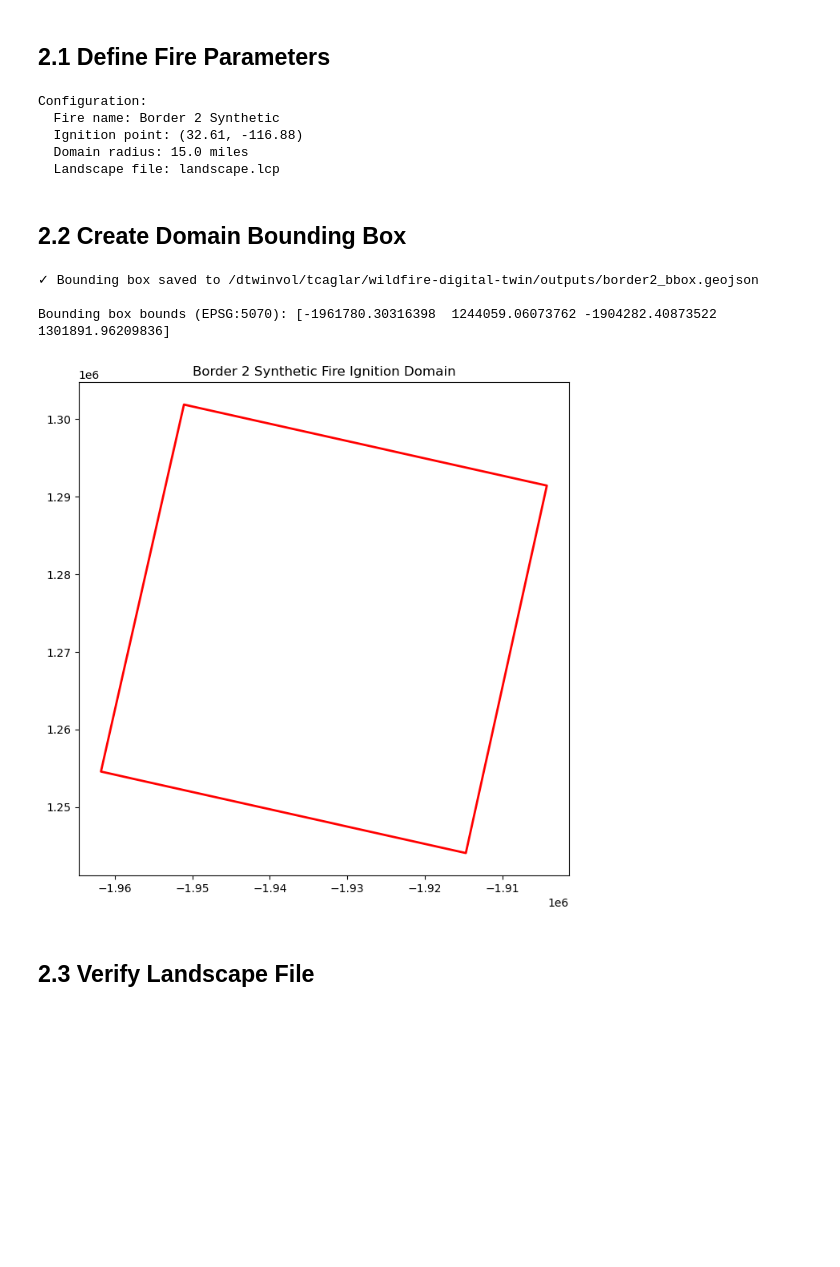
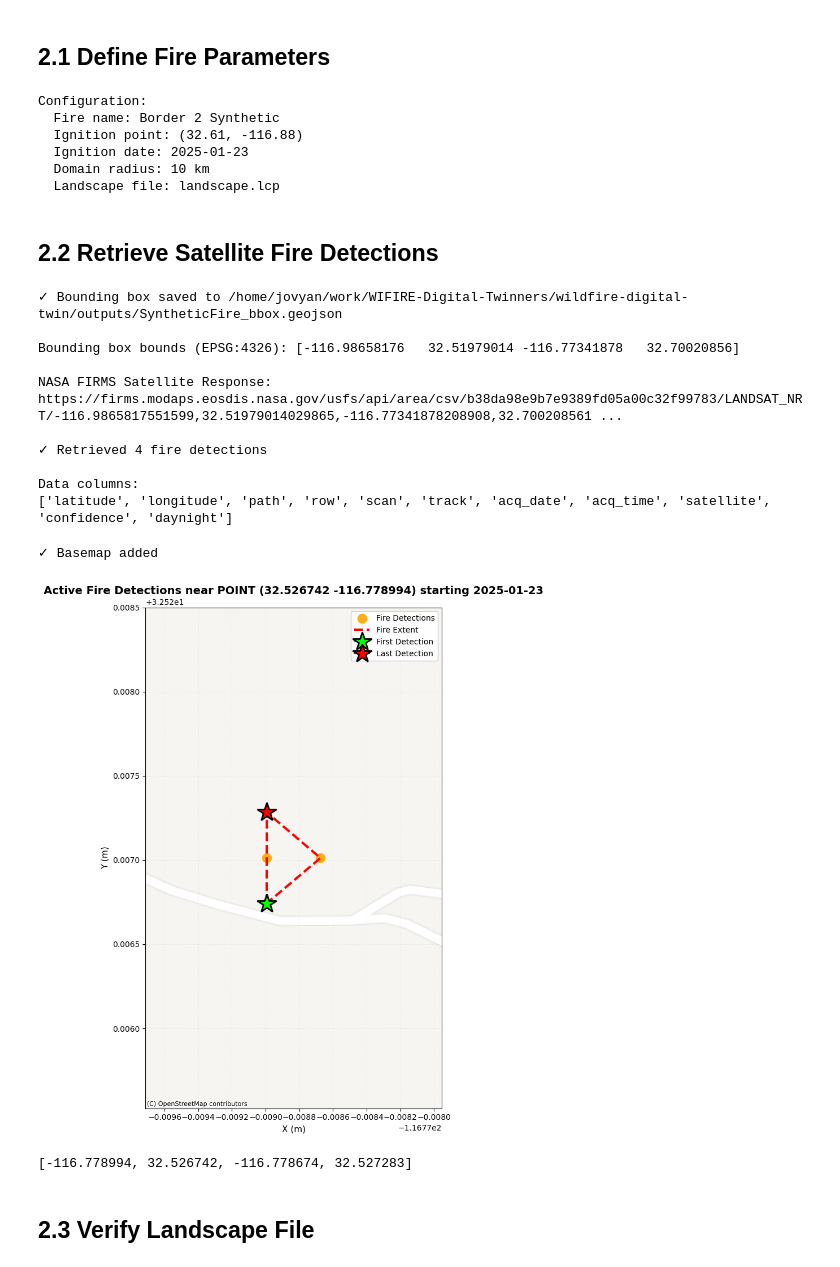
Before and after one commit to hahmed17/WIFIRE-Firemap-for-NDP, a Jupyter notebook: data_preparation.ipynb, the cells around one changed output. Drawn from its saved outputs; the diff is of its cells as text; code cells hidden in the pictures; blank space fills up the shorter version.

Commit message:
Detecting active fire hotspots in data preparation

```diff
--- a/data_preparation.ipynb
+++ b/data_preparation.ipynb
@@ -794,43 +934,61 @@ Demonstration of complete workflow using BORDER 2 fire.
 FIRE_NAME = "Border 2 Synthetic"
 IGNITION_LON = -116.88  # Approximate ignition point
 IGNITION_LAT = 32.61
-DOMAIN_RADIUS_MILES = 15.0  # Bounding box radius
+IGNITION_DATE = "2025-01-23"
+RADIUS_KM = 10  # Bounding box radius
 LCP_PATH = "landscape.lcp"  # Path to landscape file
 
 print(f"Configuration:")
 print(f"  Fire name: {FIRE_NAME}")
 print(f"  Ignition point: ({IGNITION_LAT}, {IGNITION_LON})")
-print(f"  Domain radius: {DOMAIN_RADIUS_MILES} miles")
+print(f"  Ignition date: {IGNITION_DATE}")
+print(f"  Domain radius: {RADIUS_KM} km")
 print(f"  Landscape file: {LCP_PATH}")
 # %% [output]
 Configuration:
   Fire name: Border 2 Synthetic
   Ignition point: (32.61, -116.88)
-  Domain radius: 15.0 miles
+  Ignition date: 2025-01-23
+  Domain radius: 10 km
   Landscape file: landscape.lcp
-# %% [markdown]
-## 2.2 Create Domain Bounding Box
+# %% [markdown]
+## 2.2 Retrieve Satellite Fire Detections
 # %%
-# Create bounding box around ignition point
+# Define bounding box around ignition point
 bbox_gdf = create_bbox_from_point(
     lon=IGNITION_LON,
     lat=IGNITION_LAT,
-    radius_in_miles=DOMAIN_RADIUS_MILES,
+    radius_km=RADIUS_KM,
     write_geojson=True,
-    output_path=OUTPUT_DIR / "border2_bbox.geojson"
+    output_path=OUTPUT_DIR / "SyntheticFire_bbox.geojson"
 )
+bbox = bbox_gdf.total_bounds
+print(f"\nBounding box bounds (EPSG:4326): {bbox}")
 
-print(f"\nBounding box bounds (EPSG:5070): {bbox_gdf.total_bounds}")
 
-# Visualize
-bbox_gdf.plot(figsize=(8, 8), edgecolor='red', facecolor='none', linewidth=2)
-plt.title(f'{FIRE_NAME} Fire Ignition Domain')
-plt.show()
+# Retrieve active fire detections from NASA satellites
+hotspots_gdf = get_fire_detections(bbox, IGNITION_DATE, day_range=1)
 # %% [output]
-✓ Bounding box saved to /dtwinvol/tcaglar/wildfire-digital-twin/outputs/border2_bbox.geojson
+✓ Bounding box saved to /home/jovyan/work/WIFIRE-Digital-Twinners/wildfire-digital-twin/outputs/SyntheticFire_bbox.geojson
 
-Bounding box bounds (EPSG:5070): [-1961780.30316398  1244059.06073762 -1904282.40873522  1301891.96209836]
+Bounding box bounds (EPSG:4326): [-116.98658176   32.51979014 -116.77341878   32.70020856]
+
+NASA FIRMS Satellite Response: https://firms.modaps.eosdis.nasa.gov/usfs/api/area/csv/b38da98e9b7e9389fd05a00c32f99783/LANDSAT_NRT/-116.9865817551599,32.51979014029865,-116.77341878208908,32.700208561 ...
+
+✓ Retrieved 4 fire detections
+
+Data columns:
+['latitude', 'longitude', 'path', 'row', 'scan', 'track', 'acq_date', 'acq_time', 'satellite', 'confidence', 'daynight']
-[figure, removed]
+# %%
+plot_active_hotspots(hotspots_gdf)
+# %% [output]
+✓ Basemap added
+[figure, added]
+# %%
+IGNITION_POLY = hotspots_gdf.union_all().convex_hull
+list(IGNITION_POLY.bounds)
+# %% [output]
+[-116.778994, 32.526742, -116.778674, 32.527283]
 # %% [markdown]
 ## 2.3 Verify Landscape File
 # %%
```
Also changed, not shown: parts of 12 cells of this notebook.
